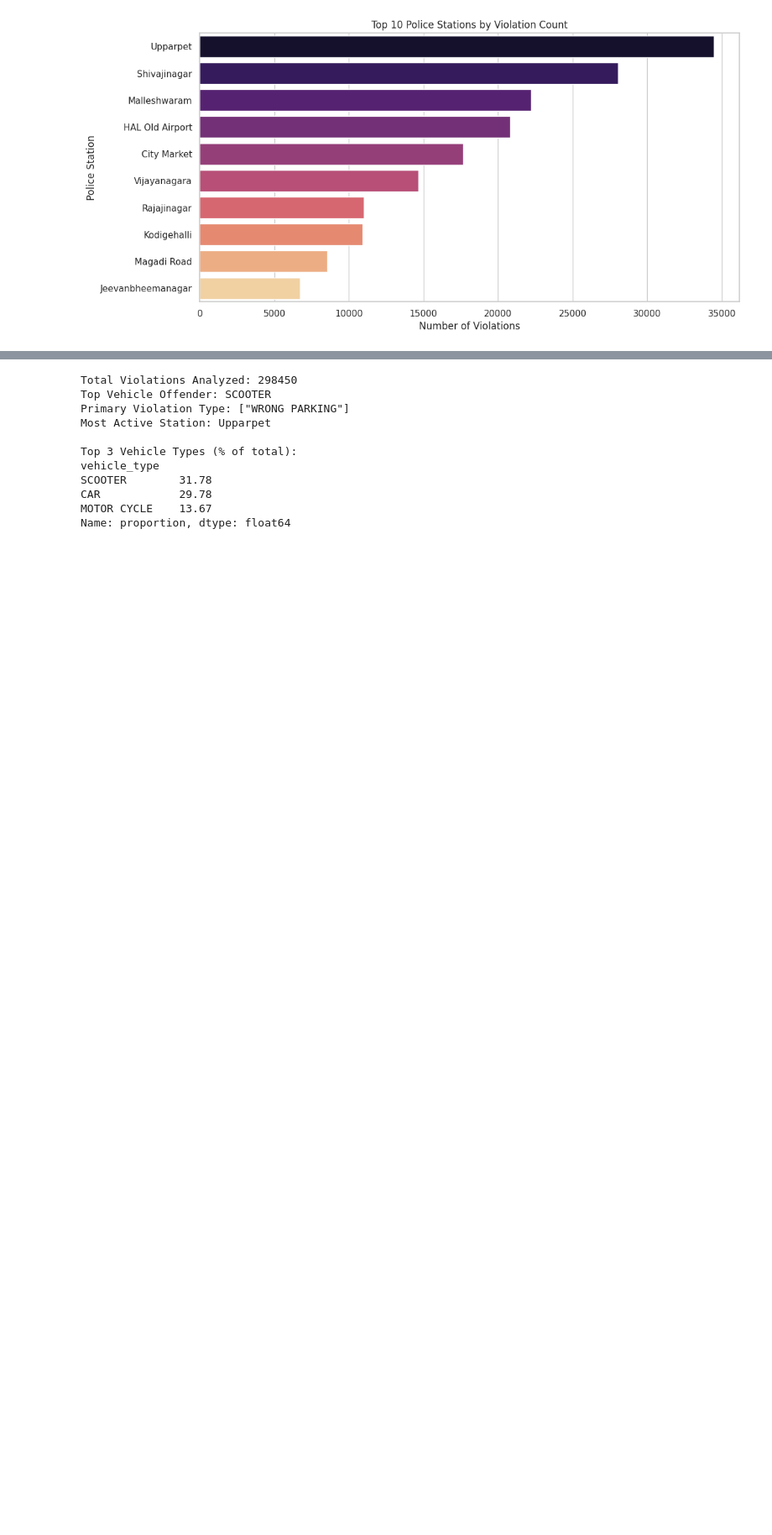
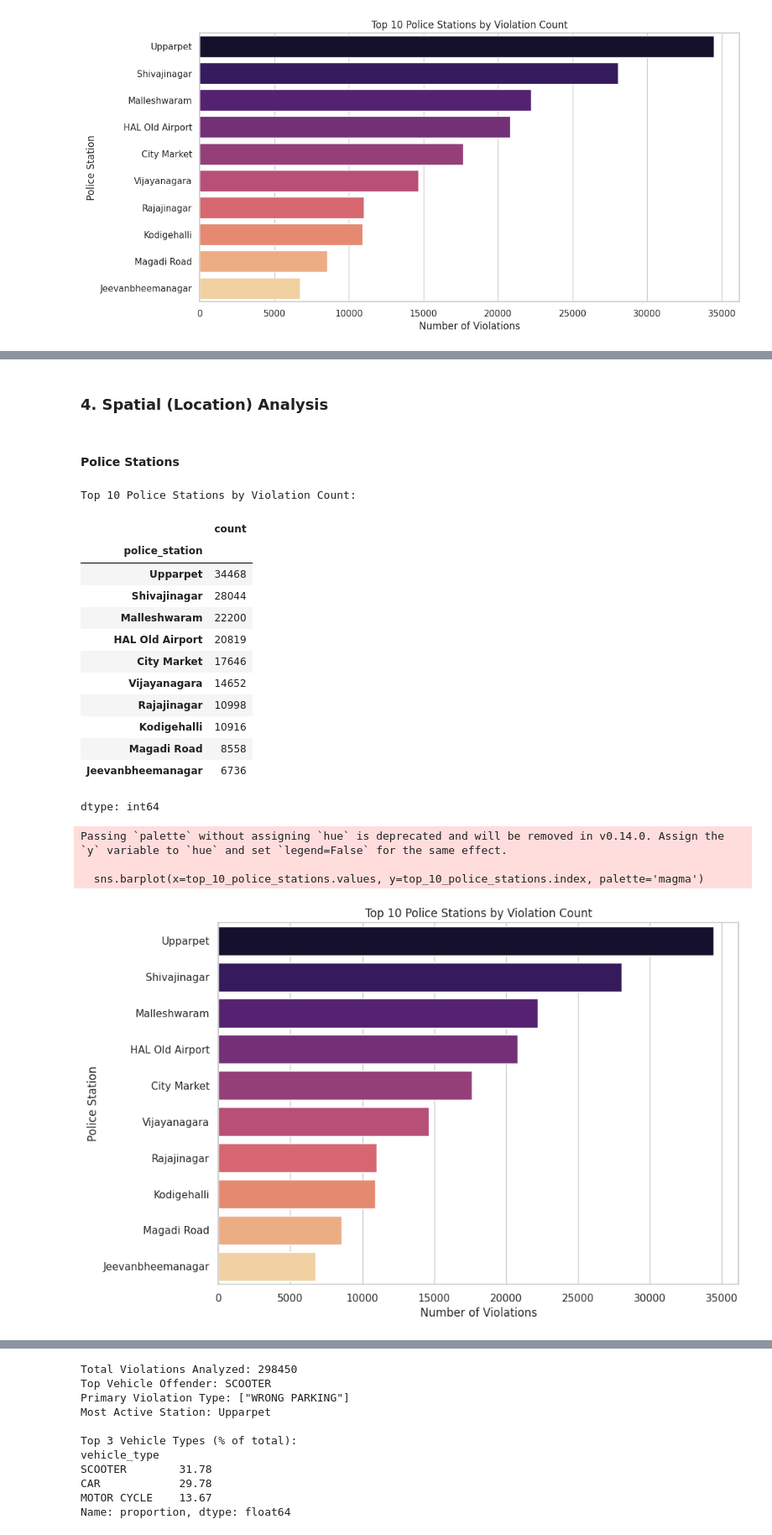
Before and after one commit to CodeIsFire/Gridlock-hackathon2026, a Jupyter notebook: Untitled8.ipynb, the cells around one changed output, grey strips where cells are left out. Shown at 84% size. Saved outputs shown, nothing was run; the diff lists cells and outputs as text; code cells hidden in the pictures; blank space fills up the shorter version.

```diff
--- a/Untitled8.ipynb
+++ b/Untitled8.ipynb
@@ -125,0 +449,38 @@ Passing `palette` without assigning `hue` is deprecated and will be removed in v
+# %% [markdown]
+### 4. Spatial (Location) Analysis
+# %% [markdown]
+#### Police Stations
+# %%
+# 4.1 Top 10 police stations by violation count
+
+top_10_police_stations = df['police_station'].value_counts().head(10)
+
+print("\nTop 10 Police Stations by Violation Count:")
+display(top_10_police_stations)
+
+# Plotting the top 10 police stations
+plt.figure(figsize=(10, 7))
+sns.barplot(x=top_10_police_stations.values, y=top_10_police_stations.index, palette='magma')
+plt.title('Top 10 Police Stations by Violation Count')
+plt.xlabel('Number of Violations')
+plt.ylabel('Police Station')
+plt.show()
+# %% [output]
+Top 10 Police Stations by Violation Count:
+|  | count |
+| police_station |  |
+| Upparpet | 34468 |
+| Shivajinagar | 28044 |
+| Malleshwaram | 22200 |
+| HAL Old Airport | 20819 |
+| City Market | 17646 |
+| Vijayanagara | 14652 |
+| Rajajinagar | 10998 |
+| Kodigehalli | 10916 |
+| Magadi Road | 8558 |
+| Jeevanbheemanagar | 6736 |
+dtype: int64
+Passing `palette` without assigning `hue` is deprecated and will be removed in v0.14.0. Assign the `y` variable to `hue` and set `legend=False` for the same effect.
+
+  sns.barplot(x=top_10_police_stations.values, y=top_10_police_stations.index, palette='magma')
+[figure, added]
```
Also changed, not shown: parts of 42 cells of this notebook.
